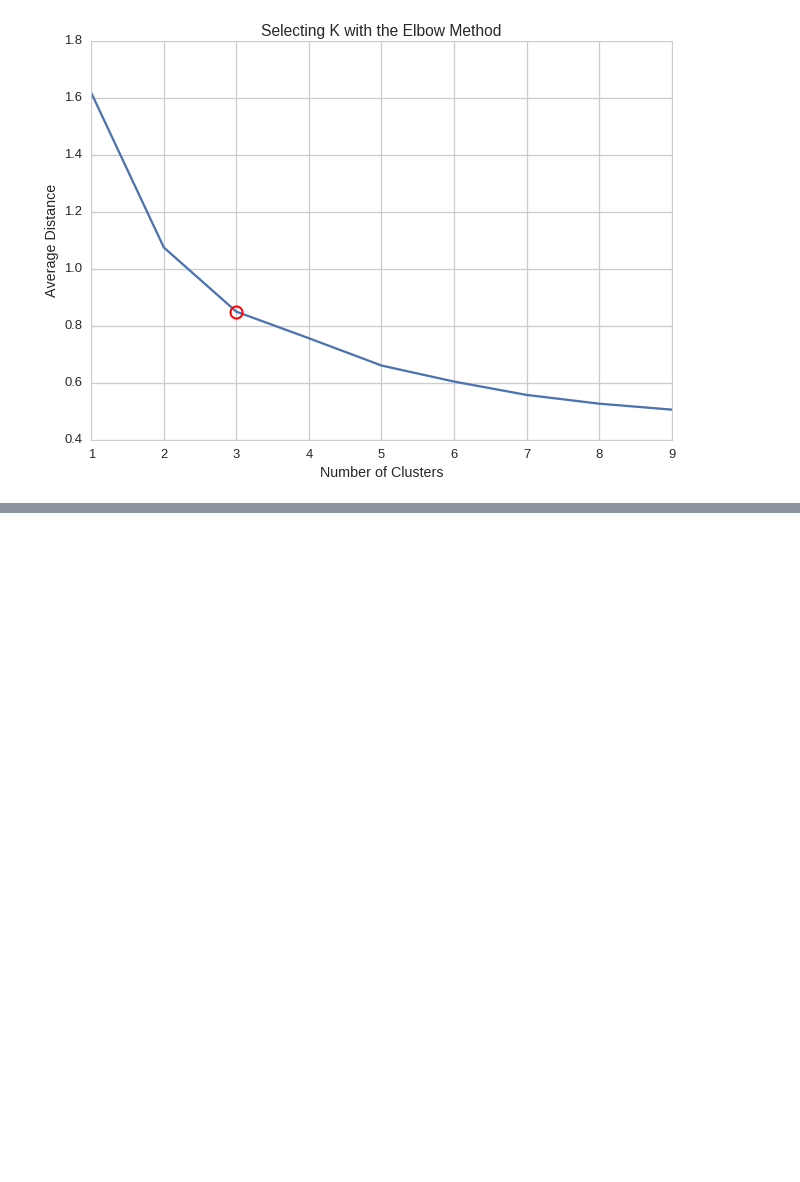
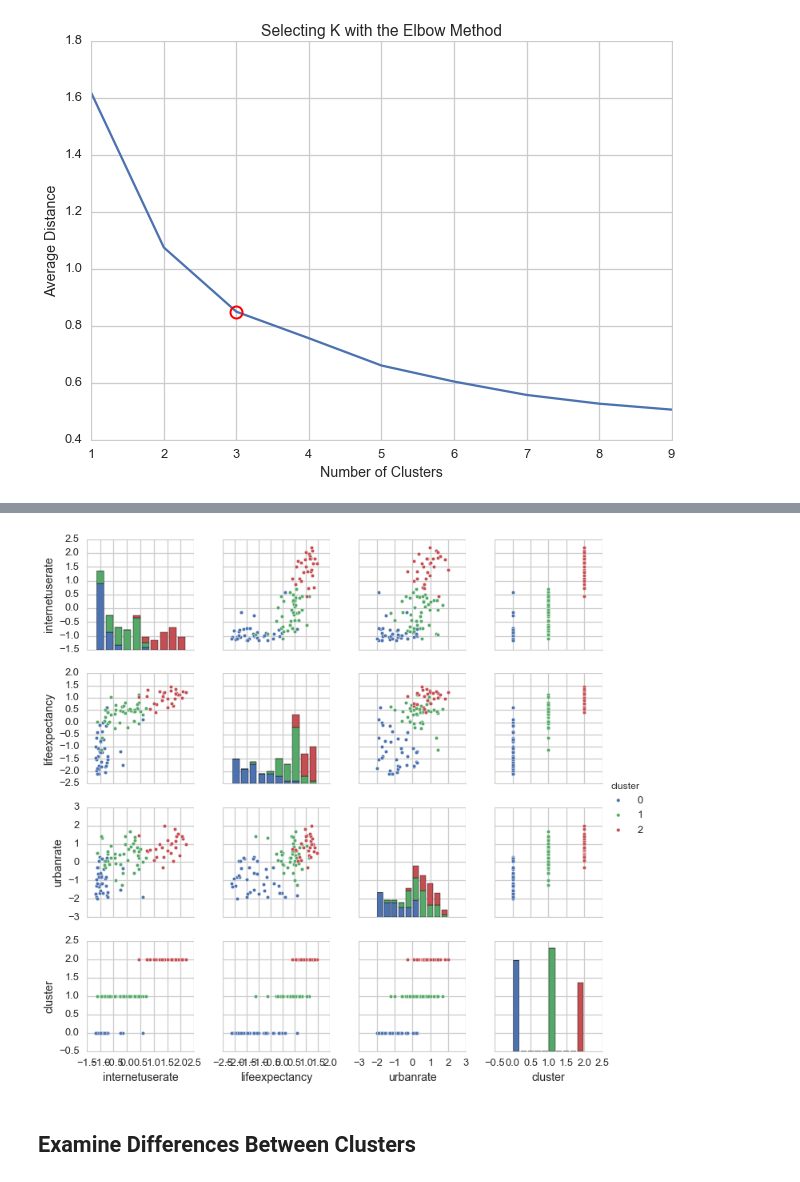
Before and after one commit to ArutyunSargsyan/democracy-and-economic-well-being, a Jupyter notebook: Machine Learning for Data Analysis/Week 4 Assignment.ipynb, the cells around one changed output, grey strips where cells are left out. Cells and saved outputs as stored; diff of their text form; code cells hidden in the pictures; blank space fills up the shorter version.

```diff
--- a/Machine Learning for Data Analysis/Week 4 Assignment.ipynb
+++ b/Machine Learning for Data Analysis/Week 4 Assignment.ipynb
@@ -101,0 +128,6 @@ plt.show()
+# %%
+sns.pairplot(training_data, hue ='cluster');
+# %% [output]
+[figure, added]
+# %% [markdown]
+## Examine Differences Between Clusters
```
Also changed, not shown: parts of 12 cells of this notebook, 1 other file.
